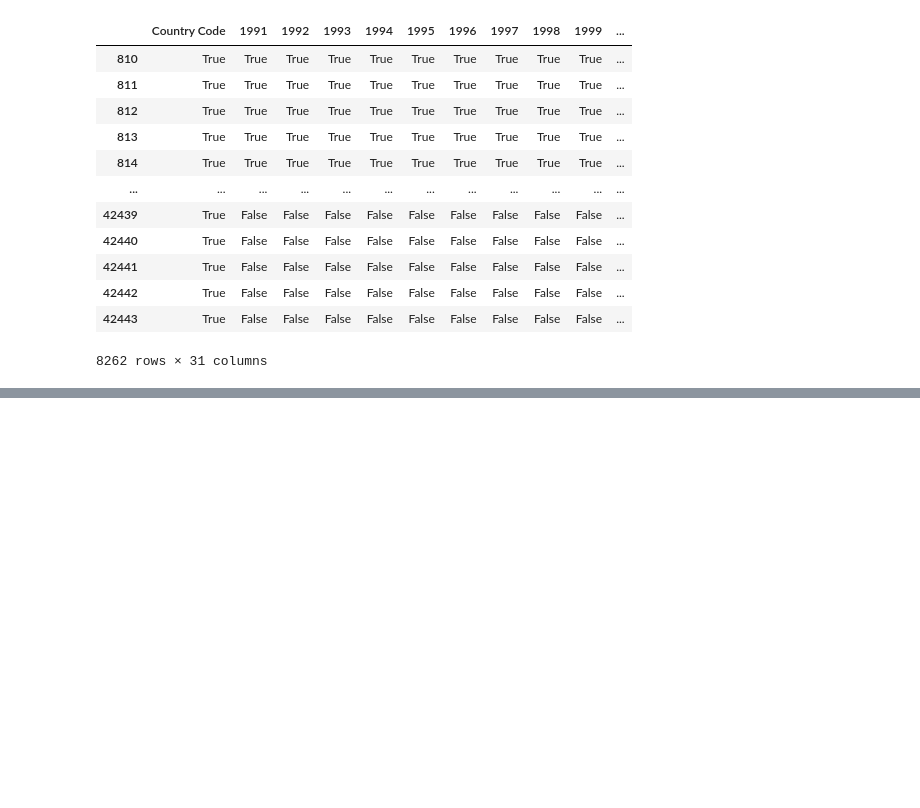
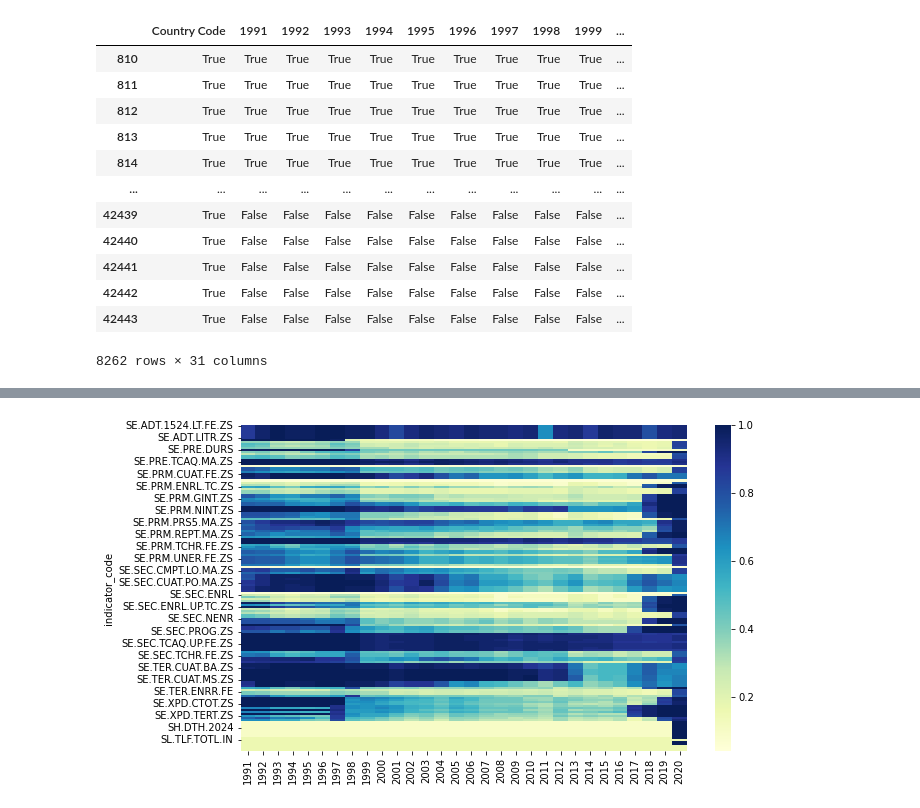
Before and after one commit to MarkusKiesel93/VisualDS_education_dashboard, a Jupyter notebook: wrangle.ipynb, the cells around one changed output, grey strips where cells are left out. Cells and saved outputs as stored; diff of their text form; code cells hidden in the pictures; blank space fills up the shorter version.

```diff
--- a/wrangle.ipynb
+++ b/wrangle.ipynb
@@ -205,0 +127,7 @@ d3
+# %%
+df_indicator = df.isna().groupby(level='indicator_code').mean()
+plt.figure(figsize=(10, 6))
+sns.heatmap(df_indicator, cmap='YlGnBu')
+plt.show()
+# %% [output]
+[figure, added]
```
Also changed, not shown: parts of 44 cells of this notebook, 9 other files.
